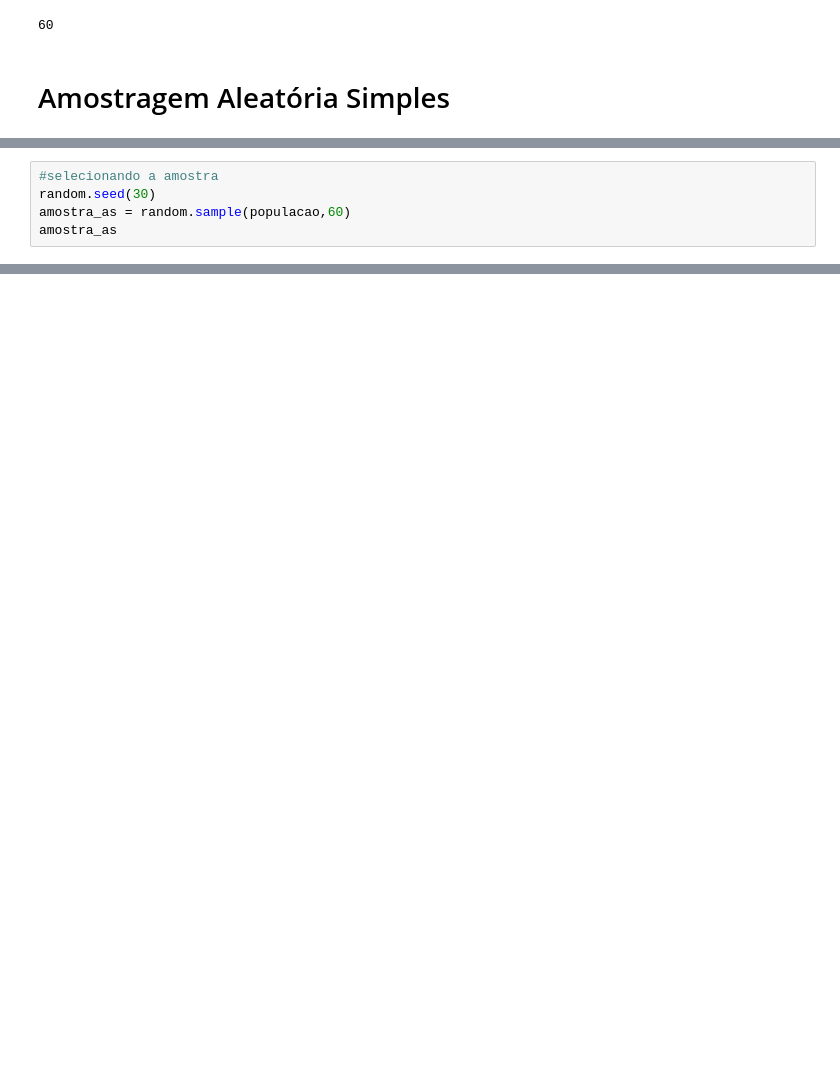
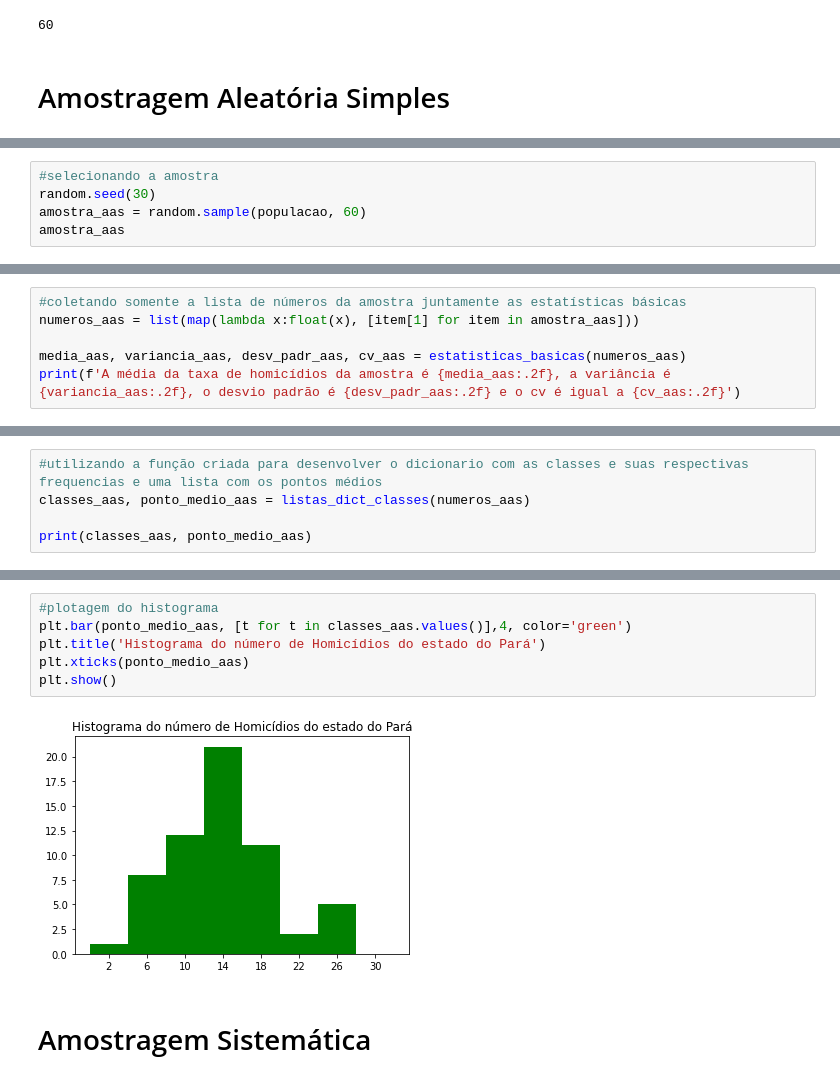
Before and after one commit to rodrigo-sr/amostragem, a Jupyter notebook: amostragem.ipynb, the cells around one changed output, grey strips where cells are left out. Drawn from its saved outputs; the diff is of its cells as text; blank space fills up the shorter version.

```diff
--- a/amostragem.ipynb
+++ b/amostragem.ipynb
@@ -136,6 +146,6 @@ populacao
 # %%
 #selecionando a amostra
 random.seed(30)
-amostra_as = random.sample(populacao,60)
-amostra_as
+amostra_aas = random.sample(populacao, 60)
+amostra_aas
 # %% [output]
@@ -160,0 +191,6 @@ amostra_as
+# %%
+#coletando somente a lista de números da amostra juntamente as estatísticas básicas
+numeros_aas = list(map(lambda x:float(x), [item[1] for item in amostra_aas]))
+
+media_aas, variancia_aas, desv_padr_aas, cv_aas = estatisticas_basicas(numeros_aas)
+print(f'A média da taxa de homicídios da amostra é {media_aas:.2f}, a variância é {variancia_aas:.2f}, o desvio padrão é {desv_padr_aas:.2f} e o cv é igual a {cv_aas:.2f}')
@@ -160,0 +199,5 @@ amostra_as
+# %%
+#utilizando a função criada para desenvolver o dicionario com as classes e suas respectivas frequencias e uma lista com os pontos médios
+classes_aas, ponto_medio_aas = listas_dict_classes(numeros_aas)
+
+print(classes_aas, ponto_medio_aas)
@@ -160,0 +222,10 @@ amostra_as
+# %%
+#plotagem do histograma
+plt.bar(ponto_medio_aas, [t for t in classes_aas.values()],4, color='green')
+plt.title('Histograma do número de Homicídios do estado do Pará')
+plt.xticks(ponto_medio_aas)
+plt.show()
+# %% [output]
+[figure, added]
+# %% [markdown]
+# Amostragem Sistemática
```
Also changed, not shown: parts of 22 cells of this notebook, 3 other files.
